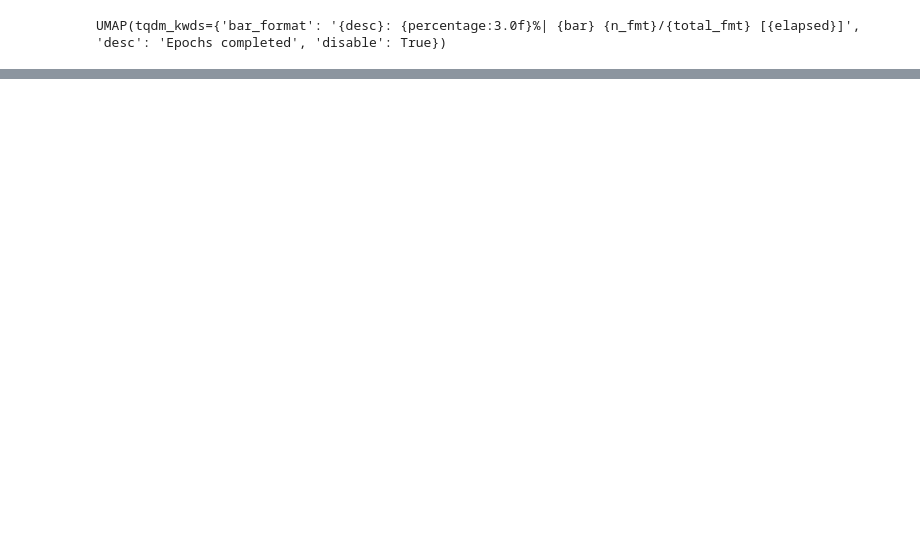
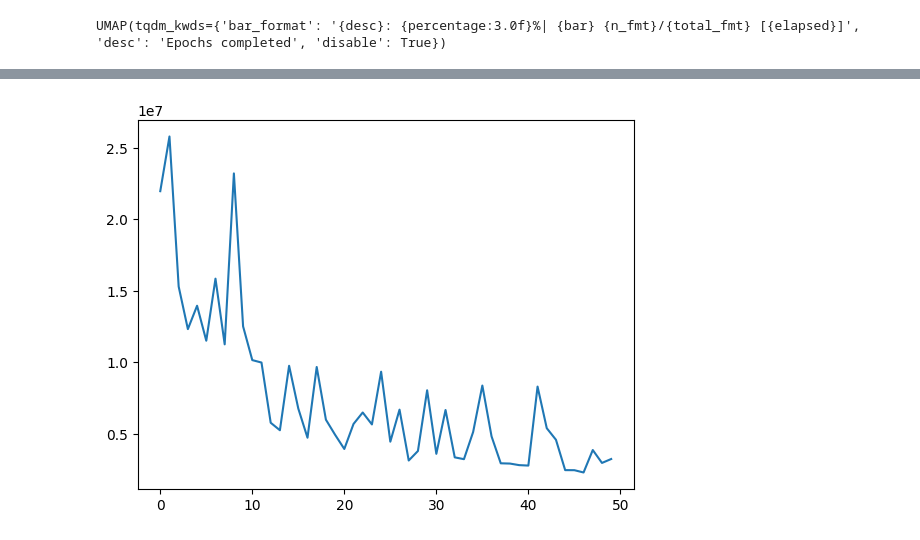
Before and after one commit to nveshaan/msde, a Jupyter notebook: notebooks/umap.ipynb, the cells around one changed output, grey strips where cells are left out. Cells and saved outputs as stored; diff of their text form; code cells hidden in the pictures; blank space fills up the shorter version.

```diff
--- a/notebooks/umap.ipynb
+++ b/notebooks/umap.ipynb
@@ -24,0 +29,5 @@ plt.show()
+# %%
+plt.plot(file["feature_dist"][()])
+plt.show()
+# %% [output]
+[figure, added]
```
Also changed, not shown: parts of 5 cells of this notebook, 4 other files.
